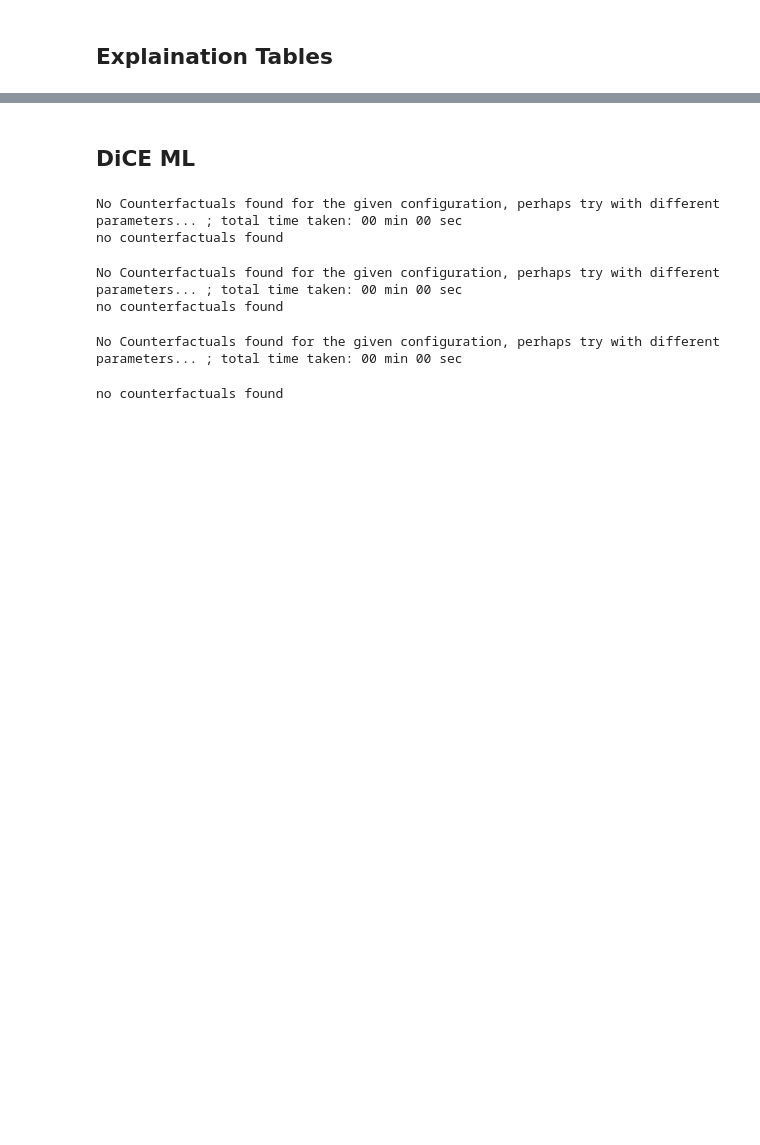
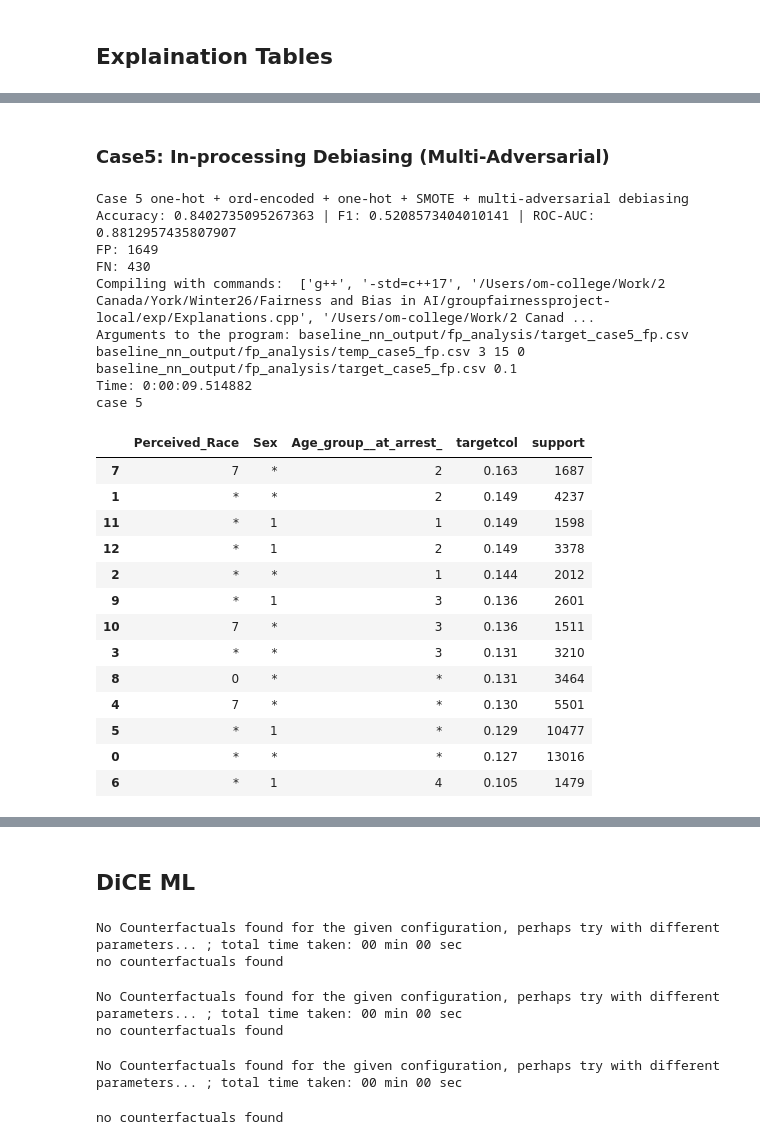
Before and after one commit to AndrewChai878/groupfairnessproject, a Jupyter notebook: group_proj_classifier_nn_baseline.ipynb, the cells around one changed output, grey strips where cells are left out. Drawn from its saved outputs; the diff is of its cells as text; code cells hidden in the pictures; blank space fills up the shorter version.

```diff
--- a/group_proj_classifier_nn_baseline.ipynb
+++ b/group_proj_classifier_nn_baseline.ipynb
@@ -881,0 +1036,80 @@ case 4
+# %% [markdown]
+### Case5: In-processing Debiasing (Multi-Adversarial)
+# %%
+case5_name = next(k for k in results.keys() if k.startswith("Case 5"))
+case_map = {c["name"]: c for c in [case1, case2, case3, case4, case5]}
+
+case5_out = results[case5_name]          # contains y_pred, y_prob, metrics, model
+case5_cfg = case_map[case5_name]         # contains preprocessor, scaler, X/y arrays
+
+model_case5 = case5_out["model"]
+y_pred_case5 = case5_out["y_pred"]
+
+preprocessor_case5 = case5_cfg["preprocessor"]
+scaler_case5 = case5_cfg["scaler"]
+
+X_test_case5_raw = X_test.copy().reset_index(drop=True)   # raw test frame for subgroup + DiCE
+y_test_case5 = y_test.copy().reset_index(drop=True).astype(int)
+
+print(case5_name)
+print("Accuracy:", case5_out["accuracy"], "| F1:", case5_out["f1"], "| ROC-AUC:", case5_out["roc_auc"])
+print("FP:", int(((y_pred_case5 == 1) & (y_test_case5.to_numpy() == 0)).sum()))
+print("FN:", int(((y_pred_case5 == 0) & (y_test_case5.to_numpy() == 1)).sum()))
+
+exp_mod = globals().get("exptb", globals().get("exptbl"))
+if exp_mod is None:
+    raise NameError("Neither exptb nor exptbl is available. Import exp as exptb first.")
+
+min_sup = 0.1
+group_cols = ["Perceived_Race", "Sex", "Age_group__at_arrest_"]
+exp_table_cols = group_cols + ["targetcol"]
+#label encoding exp_table columns for subgroup discovery and DiCE
+X_train_exp = X_train.copy(deep=True)
+X_test_exp = X_test.copy(deep=True)
+
+encoders = {}
+for col in group_cols:
+    le = LabelEncoder()
+    X_train_exp[col] = le.fit_transform(X_train_exp[col].astype(str))
+    mapping = {v: i for i, v in enumerate(le.classes_)}
+    X_test_exp[col] = X_test_exp[col].astype(str).map(mapping).fillna(-1).astype(int)
+    encoders[col] = le
+
+# Only FP exp table
+x_res_fp_case5 = label_false_positives(X_test_exp, y_test_case5, y_pred_case5)
+temp_case5_fp_path = os.path.join(FP_DIR, "temp_case5_fp.csv")
+target_case5_fp_path = os.path.join(FP_DIR, "target_case5_fp.csv")
+x_res_fp_case5[exp_table_cols].to_csv(temp_case5_fp_path, index=False)
+pd.DataFrame().to_csv(target_case5_fp_path, index=False)
+
+res_fp_case5 = exp_mod.calculate_table(
+    target_case5_fp_path, temp_case5_fp_path, target_case5_fp_path, min_support_param=min_sup
+)
+fp_exp_case5 = pd.read_csv(res_fp_case5, sep=";")
+# sort in descending order of targetcol
+sorted_fp_case5 = fp_exp_case5.sort_values(by=["targetcol"], ascending=[False])
+print("case 5")
+sorted_fp_case5
+# %% [output]
+Case 5 one-hot + ord-encoded + one-hot + SMOTE + multi-adversarial debiasing
+Accuracy: 0.8402735095267363 | F1: 0.5208573404010141 | ROC-AUC: 0.8812957435807907
+FP: 1649
+FN: 430
+Compiling with commands:  ['g++', '-std=c++17', '/Users/om-college/Work/2 Canada/York/Winter26/Fairness and Bias in AI/groupfairnessproject-local/exp/Explanations.cpp', '/Users/om-college/Work/2 Canad ...
+Arguments to the program: baseline_nn_output/fp_analysis/target_case5_fp.csv baseline_nn_output/fp_analysis/temp_case5_fp.csv 3 15 0 baseline_nn_output/fp_analysis/target_case5_fp.csv 0.1
+Time: 0:00:09.514882
+case 5
+|  | Perceived_Race | Sex | Age_group__at_arrest_ | targetcol | support |
+| 7 | 7 | * | 2 | 0.163 | 1687 |
+| 1 | * | * | 2 | 0.149 | 4237 |
+| 11 | * | 1 | 1 | 0.149 | 1598 |
+| 12 | * | 1 | 2 | 0.149 | 3378 |
+| 2 | * | * | 1 | 0.144 | 2012 |
+| 9 | * | 1 | 3 | 0.136 | 2601 |
+| 10 | 7 | * | 3 | 0.136 | 1511 |
+| 3 | * | * | 3 | 0.131 | 3210 |
+| 8 | 0 | * | * | 0.131 | 3464 |
+| 4 | 7 | * | * | 0.130 | 5501 |
+| 5 | * | 1 | * | 0.129 | 10477 |
+| 0 | * | * | * | 0.127 | 13016 |
+| 6 | * | 1 | 4 | 0.105 | 1479 |
```
Also changed, not shown: parts of 17 cells of this notebook, 1 other file.
